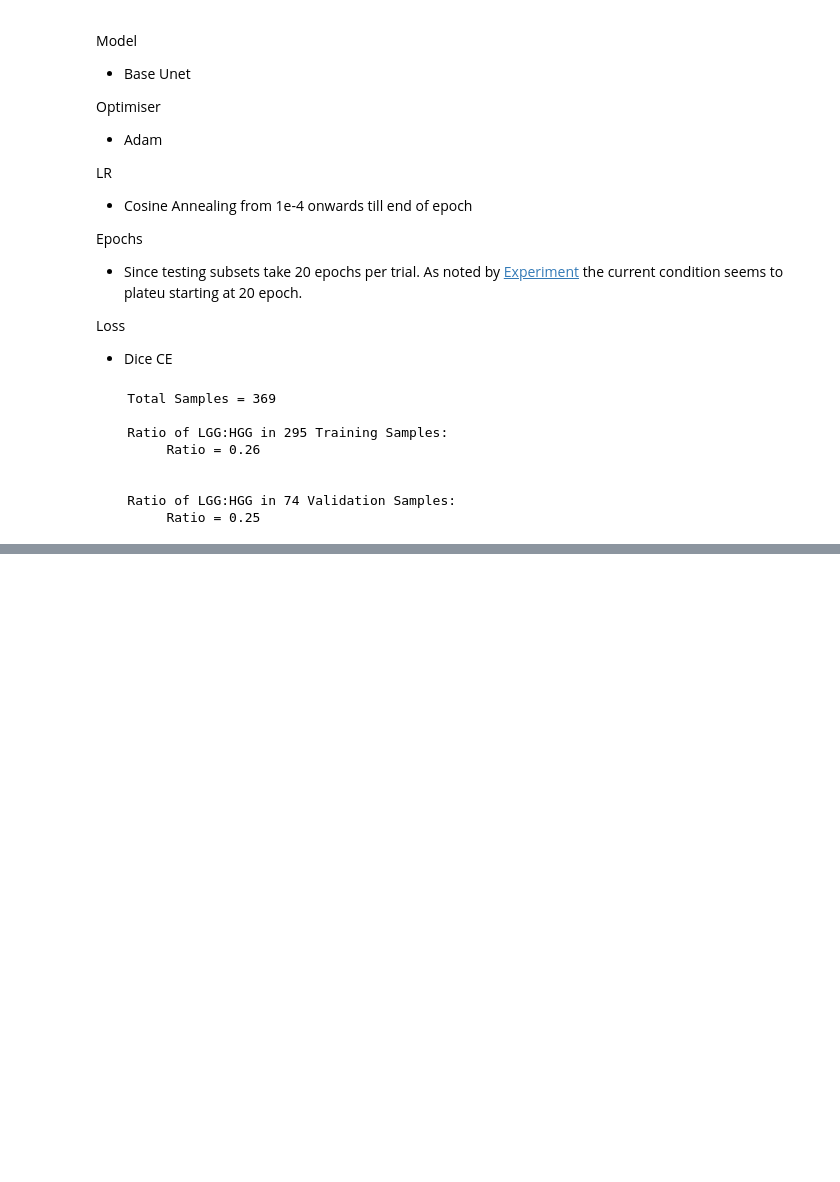
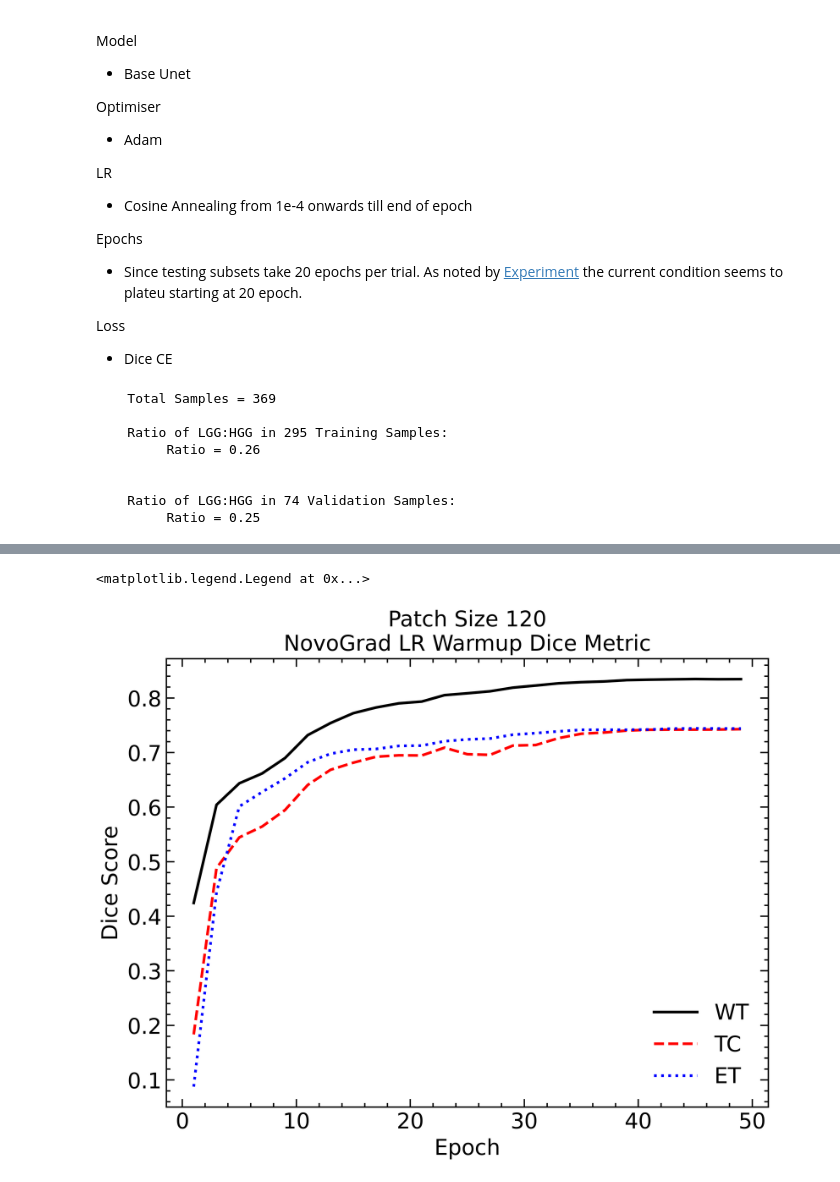
Before and after one commit to Prof-Iz/3D-Segmentation-of-Glioblastoma-from-MRI, a Jupyter notebook: experiments/Patch Size With Basic UNet.ipynb, the cells around one changed output, grey strips where cells are left out. Drawn from its saved outputs; the diff is of its cells as text; code cells hidden in the pictures; blank space fills up the shorter version.

```diff
--- a/experiments/Patch Size With Basic UNet.ipynb
+++ b/experiments/Patch Size With Basic UNet.ipynb
@@ -556,0 +565,22 @@ Text(0.02, 0.5, 'Dice Score')
+# %%
+patch_120_50ep = pd.read_csv("./Patch_Size_Experiment_Results/EP50_NovoGrad_Warming/Results_(120, 120, 120).csv",delimiter=',',lineterminator='\n',
+names=['Epoch','Loss','Avg_Dice','WT','TC','ET'])
+
+loss_120_50ep = patch_120_50ep[patch_120_50ep.Loss.notna()]
+metric_120_50ep = patch_120_50ep[patch_120_50ep.Avg_Dice.notna()]
+metric_120_50ep["ET"] = pd.to_numeric(metric_120_50ep["ET"])
+# %%
+fig = plt.axes()
+
+fig.set_title("Patch Size 120\nNovoGrad LR Warmup Dice Metric")
+# fig.plot(metric_120.Epoch.to_numpy(),metric_120.Avg_Dice.to_numpy(),label="Avg")
+fig.plot(metric_120_50ep.Epoch.to_numpy(),metric_120_50ep.WT.to_numpy(),label="WT")
+fig.plot(metric_120_50ep.Epoch.to_numpy(),metric_120_50ep.TC.to_numpy(),label="TC")
+fig.plot(metric_120_50ep.Epoch.to_numpy(),metric_120_50ep.ET.to_numpy(),label="ET")
+
+fig.set_xlabel('Epoch')
+fig.set_ylabel('Dice Score')
+fig.legend()
+# %% [output]
+<matplotlib.legend.Legend at 0x...>
+[figure, added]
```
Also changed, not shown: parts of 12 cells of this notebook, 11 other files.
